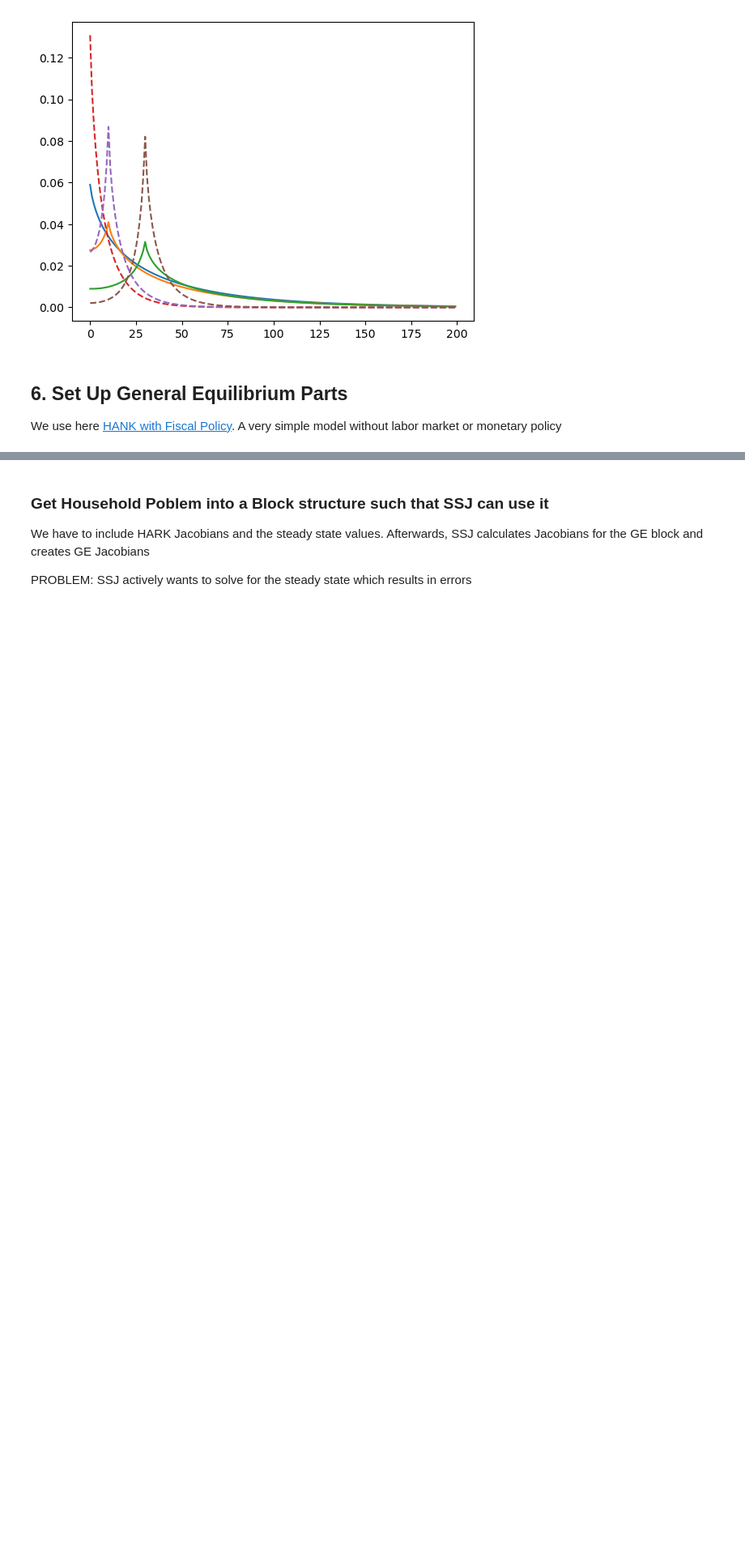
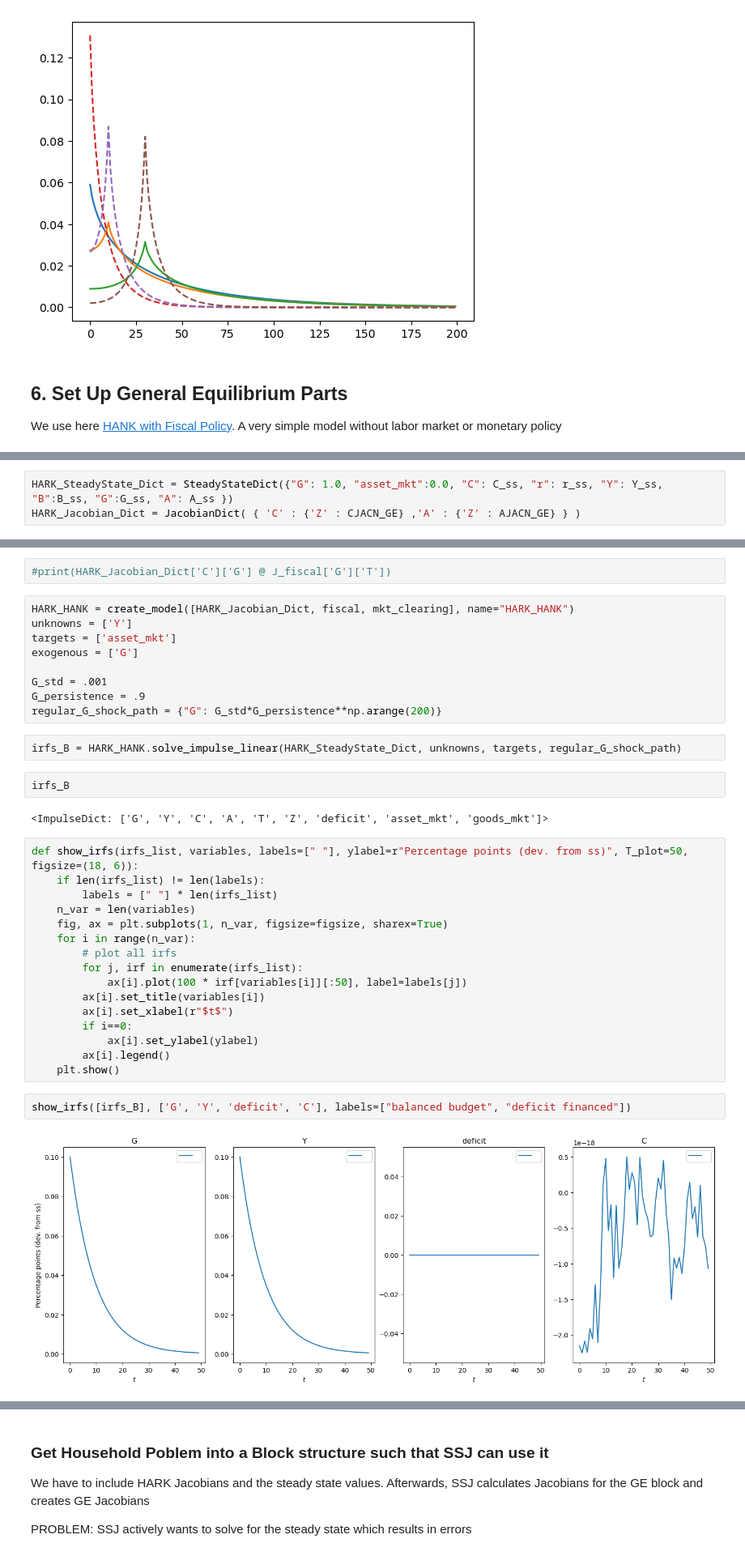
Before and after one commit to AMonninger/REMARK-ECB, a Jupyter notebook: code/python/IndShockConsumerType_HANK.ipynb, the cells around one changed output, grey strips where cells are left out. Shown at 81% size. Saved outputs shown, nothing was run; the diff lists cells and outputs as text; blank space fills up the shorter version.

Commit message:
HARK meets SSJ

```diff
--- a/code/python/IndShockConsumerType_HANK.ipynb
+++ b/code/python/IndShockConsumerType_HANK.ipynb
@@ -352,0 +273,3 @@ def mkt_clearing(A, B, Y, C, G):
+# %%
+HARK_SteadyState_Dict = SteadyStateDict({"G": 1.0, "asset_mkt":0.0, "C": C_ss, "r": r_ss, "Y": Y_ss, "B":B_ss, "G":G_ss, "A": A_ss })
+HARK_Jacobian_Dict = JacobianDict( { 'C' : {'Z' : CJACN_GE} ,'A' : {'Z' : AJACN_GE} } )
@@ -352,0 +287,37 @@ def mkt_clearing(A, B, Y, C, G):
+# %%
+#print(HARK_Jacobian_Dict['C']['G'] @ J_fiscal['G']['T'])
+# %%
+HARK_HANK = create_model([HARK_Jacobian_Dict, fiscal, mkt_clearing], name="HARK_HANK")
+unknowns = ['Y']
+targets = ['asset_mkt']
+exogenous = ['G']
+
+G_std = .001
+G_persistence = .9
+regular_G_shock_path = {"G": G_std*G_persistence**np.arange(200)}
+# %%
+irfs_B = HARK_HANK.solve_impulse_linear(HARK_SteadyState_Dict, unknowns, targets, regular_G_shock_path)
+# %%
+irfs_B
+# %% [output]
+<ImpulseDict: ['G', 'Y', 'C', 'A', 'T', 'Z', 'deficit', 'asset_mkt', 'goods_mkt']>
+# %%
+def show_irfs(irfs_list, variables, labels=[" "], ylabel=r"Percentage points (dev. from ss)", T_plot=50, figsize=(18, 6)):
+    if len(irfs_list) != len(labels):
+        labels = [" "] * len(irfs_list)
+    n_var = len(variables)
+    fig, ax = plt.subplots(1, n_var, figsize=figsize, sharex=True)
+    for i in range(n_var):
+        # plot all irfs
+        for j, irf in enumerate(irfs_list):
+            ax[i].plot(100 * irf[variables[i]][:50], label=labels[j])
+        ax[i].set_title(variables[i])
+        ax[i].set_xlabel(r"$t$")
+        if i==0:
+            ax[i].set_ylabel(ylabel)
+        ax[i].legend()
+    plt.show()
+# %%
+show_irfs([irfs_B], ['G', 'Y', 'deficit', 'C'], labels=["balanced budget", "deficit financed"])
+# %% [output]
+[figure, added]
```
Also changed, not shown: parts of 36 cells of this notebook, 1 other file.
